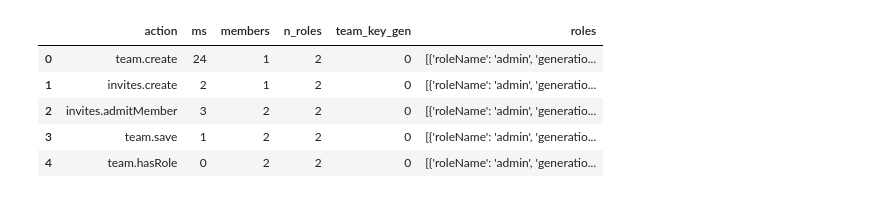
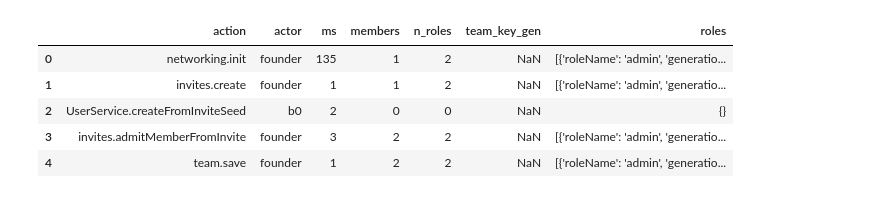
Before and after one commit to TryQuiet/auth, a Jupyter notebook: demos/quiet-sandbox/benchmarks/plotting.ipynb, the cells around one changed output. Cells and saved outputs as stored; diff of their text form; code cells hidden in the pictures.

```diff
--- a/demos/quiet-sandbox/benchmarks/plotting.ipynb
+++ b/demos/quiet-sandbox/benchmarks/plotting.ipynb
@@ -6,16 +6,16 @@ import matplotlib.pyplot as plt
 from IPython.display import display
 # %%
 df = pd.read_csv('benchmark.csv', quotechar='"', escapechar='\\', skipinitialspace=True)
-
+df_removes_too = pd.read_csv('benchmark_w_rm.csv')
 df['roles'] = df['roles'].apply(lambda x: eval(x))
 display(df.head())
 # %% [output]
-|  | action | ms | members | n_roles | team_key_gen | roles |
-| 0 | team.create | 24 | 1 | 2 | 0 | [{'roleName': 'admin', 'generatio... |
-| 1 | invites.create | 2 | 1 | 2 | 0 | [{'roleName': 'admin', 'generatio... |
-| 2 | invites.admitMember | 3 | 2 | 2 | 0 | [{'roleName': 'admin', 'generatio... |
-| 3 | team.save | 1 | 2 | 2 | 0 | [{'roleName': 'admin', 'generatio... |
-| 4 | team.hasRole | 0 | 2 | 2 | 0 | [{'roleName': 'admin', 'generatio... |
+|  | action | actor | ms | members | n_roles | team_key_gen | roles |
+| 0 | networking.init | founder | 135 | 1 | 2 | NaN | [{'roleName': 'admin', 'generatio... |
+| 1 | invites.create | founder | 1 | 1 | 2 | NaN | [{'roleName': 'admin', 'generatio... |
+| 2 | UserService.createFromInviteSeed | b0 | 2 | 0 | 0 | NaN | {} |
+| 3 | invites.admitMemberFromInvite | founder | 3 | 2 | 2 | NaN | [{'roleName': 'admin', 'generatio... |
+| 4 | team.save | founder | 1 | 2 | 2 | NaN | [{'roleName': 'admin', 'generatio... |
 # %%
 for action in df['action'].unique():
     if len(df[df['action'] == action]) < 2:
```
Also changed, not shown: parts of 6 cells of this notebook, 1 other file.
